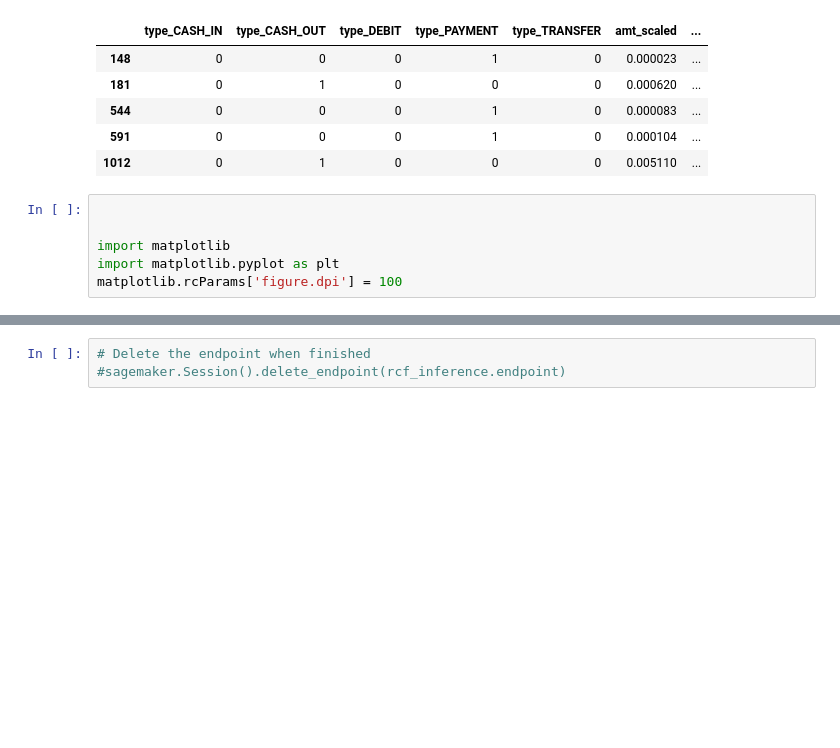
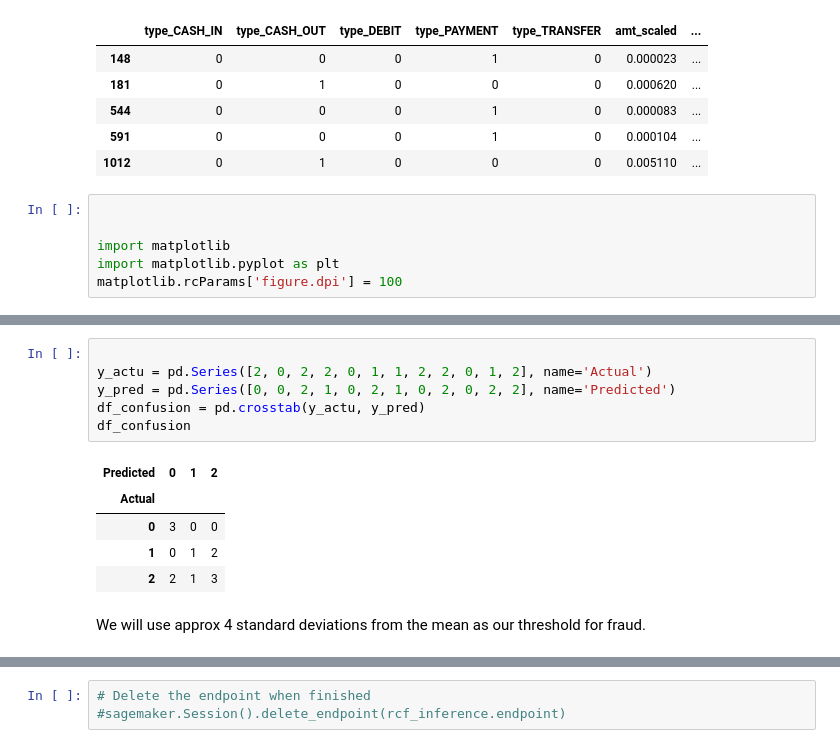
Before and after one commit to tritab/amazon-sagemaker-architecting-for-ml, a Jupyter notebook: cc-fraud/Fraud-train.ipynb, the cells around one changed output, grey strips where cells are left out. Cells and saved outputs as stored; diff of their text form; blank space fills up the shorter version.

```diff
--- a/cc-fraud/Fraud-train.ipynb
+++ b/cc-fraud/Fraud-train.ipynb
@@ -393,0 +417,14 @@ AUPRC = 0.008796373794638681
+# %%
+
+y_actu = pd.Series([2, 0, 2, 2, 0, 1, 1, 2, 2, 0, 1, 2], name='Actual')
+y_pred = pd.Series([0, 0, 2, 1, 0, 2, 1, 0, 2, 0, 2, 2], name='Predicted')
+df_confusion = pd.crosstab(y_actu, y_pred)
+df_confusion
+# %% [output]
+| Predicted | 0 | 1 | 2 |
+| Actual |  |  |  |
+| 0 | 3 | 0 | 0 |
+| 1 | 0 | 1 | 2 |
+| 2 | 2 | 1 | 3 |
+# %% [markdown]
+We will use approx 4 standard deviations from the mean as our threshold for fraud.
```
Also changed, not shown: parts of 19 cells of this notebook.
